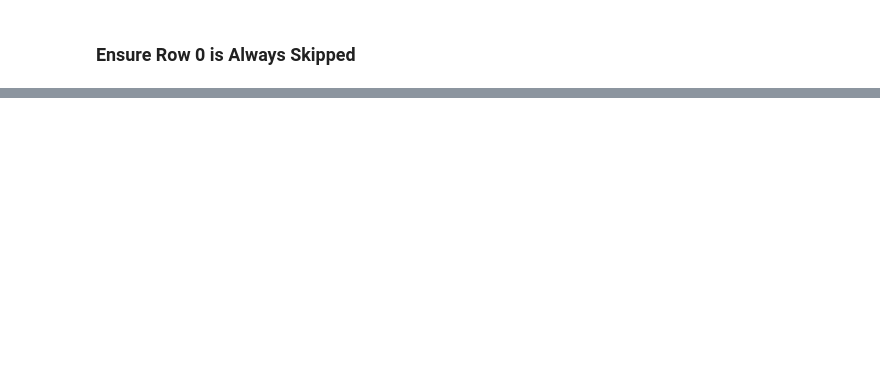
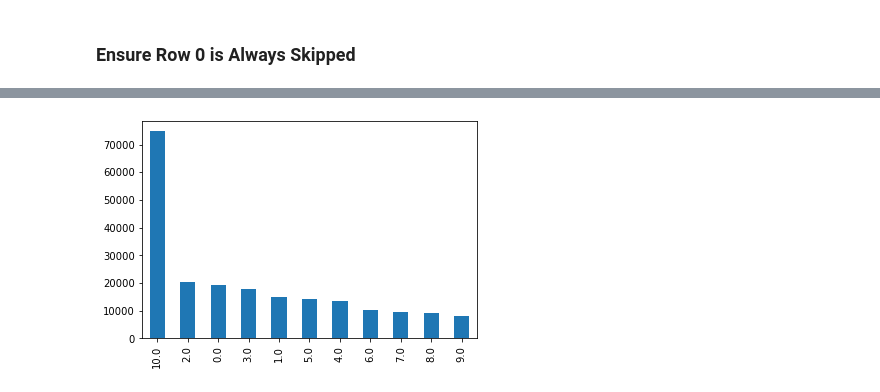
Before and after one commit to KeithChamberlain/To_Loan_or_Not, a Jupyter notebook: notebooks/file_explore.ipynb, the cells around one changed output, grey strips where cells are left out. Drawn from its saved outputs; the diff is of its cells as text; code cells hidden in the pictures; blank space fills up the shorter version.

```diff
--- a/notebooks/file_explore.ipynb
+++ b/notebooks/file_explore.ipynb
@@ -290,0 +325,4 @@ Single value entries for accepted loans for debt to income ratio went down to be
+# %%
+plt2 = accepted_data["emp_length"].value_counts().plot(kind="bar")
+# %% [output]
+[figure, added]
```
Also changed, not shown: parts of 38 cells of this notebook, 5 other files.
